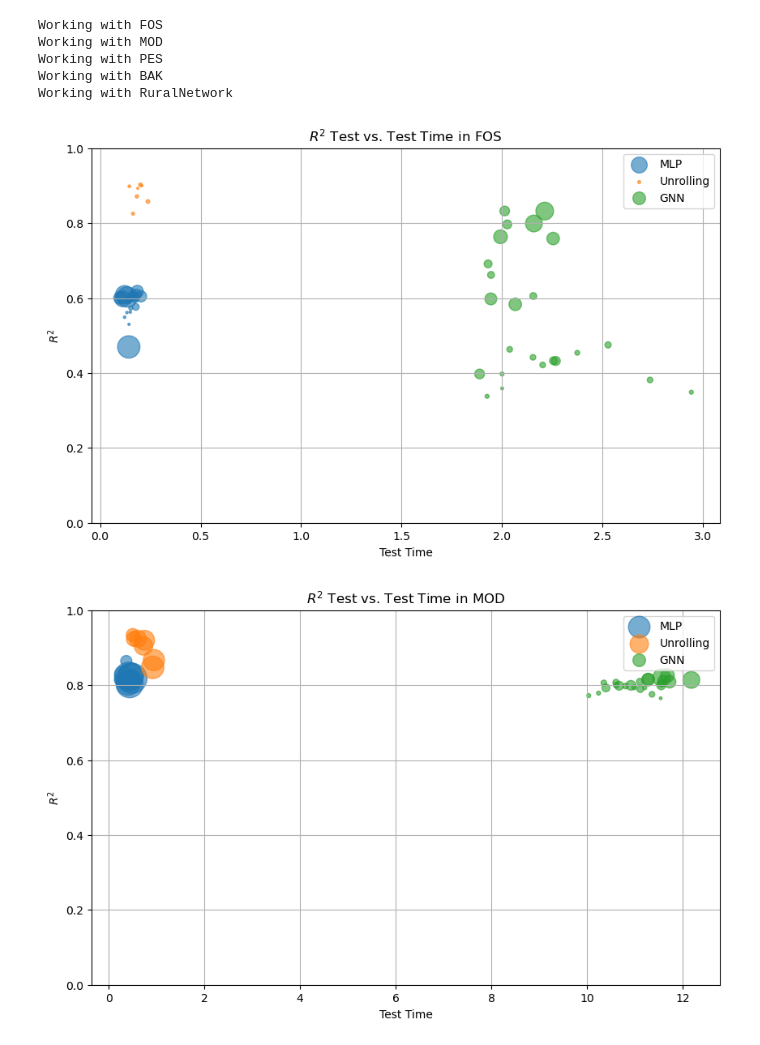
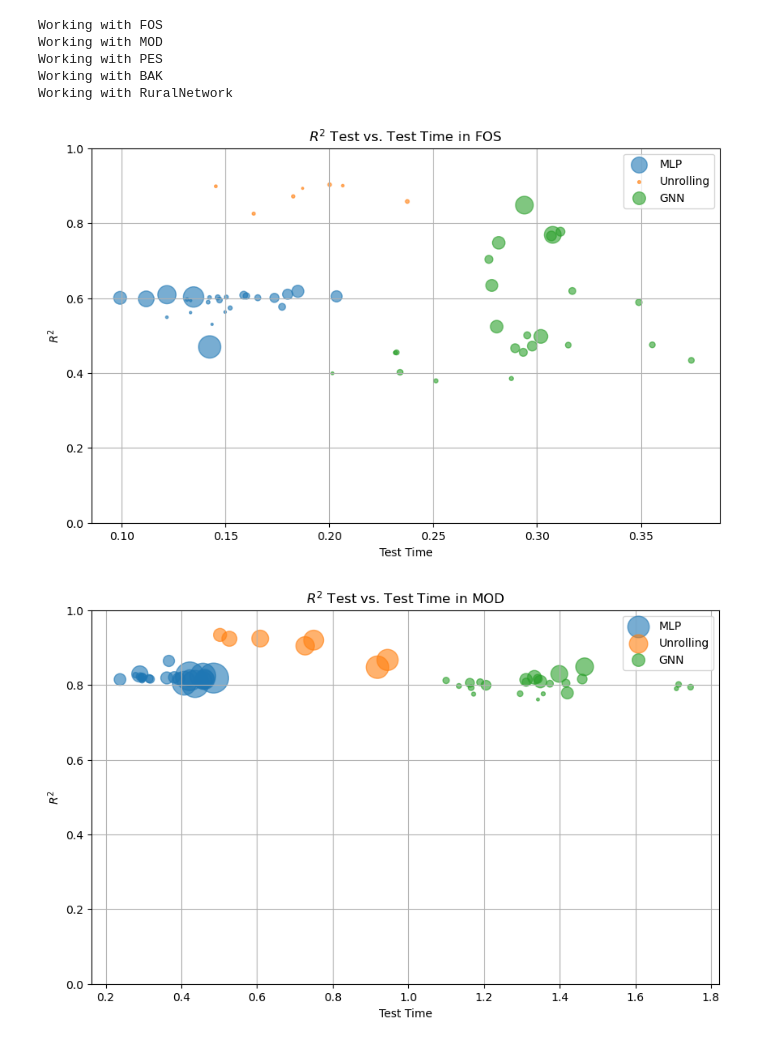
Before and after one commit to albertsolaroca/GGANet, a Jupyter notebook: main_unrolling/visualizations.ipynb, the cells around one changed output. Saved outputs shown, nothing was run; the diff lists cells and outputs as text; code cells hidden in the pictures.

```diff
--- a/main_unrolling/visualizations.ipynb
+++ b/main_unrolling/visualizations.ipynb
@@ -52,19 +52,19 @@ def plot_r2_time(mlp_results,unrolling_results,gnn_results):
 # %%
 cfg = read_config("config_unrolling_GNN.yaml")
 data_folder = cfg['data_folder']
 all_wdn_names = cfg['networks']
 
 for wdn in all_wdn_names:
 	print(f'Working with {wdn}')
 	mlp_results = pd.read_csv(f'./experiments/unrolling_WDN/{wdn}/MLP/results_MLP.csv').drop(columns=['Unnamed: 0'])
 	unrolling_results =  pd.read_csv(f'./experiments/unrolling_WDN/{wdn}/UnrollingModel/results_UnrollingModel.csv').drop(columns=['Unnamed: 0'])
-	gnn_results =  pd.read_csv(f'./experiments/unrolling_GNN_WDN/{wdn}/GNN_ChebConv/results_GNN_ChebConv.csv').drop(columns=['Unnamed: 0'])
+	gnn_results =  pd.read_csv(f'./experiments/unrolling_GNN_WDN0001/{wdn}/GNN_ChebConv/results_GNN_ChebConv.csv').drop(columns=['Unnamed: 0'])
 	plot_r2_time(mlp_results,unrolling_results,gnn_results)
 # %% [output]
 Working with FOS
 Working with MOD
 Working with PES
 Working with BAK
 Working with RuralNetwork
-[figure, old version]
+[figure, new version]
-[figure, old version]
+[figure, new version]
```
Also changed, not shown: parts of 3 cells of this notebook, 2 other files.
